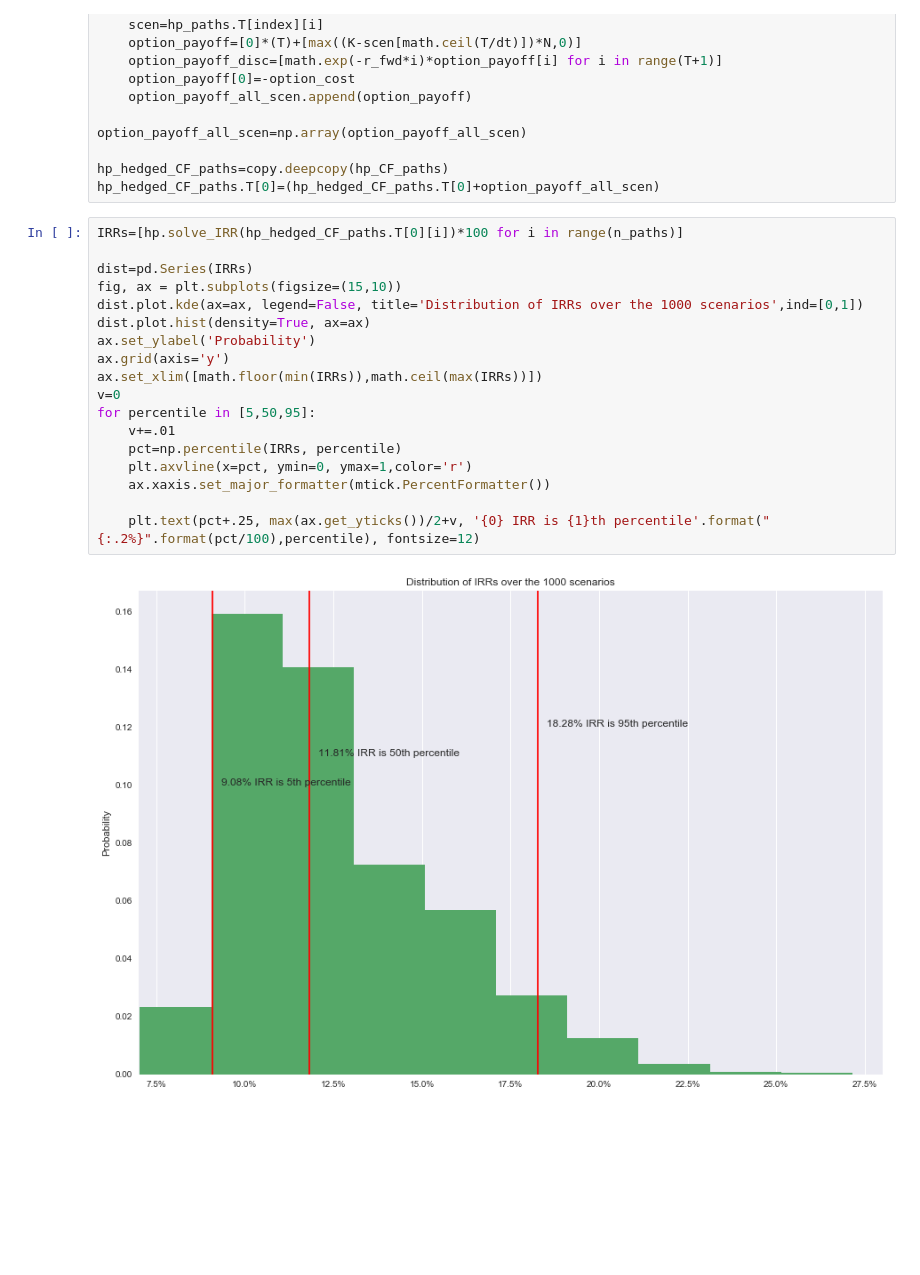
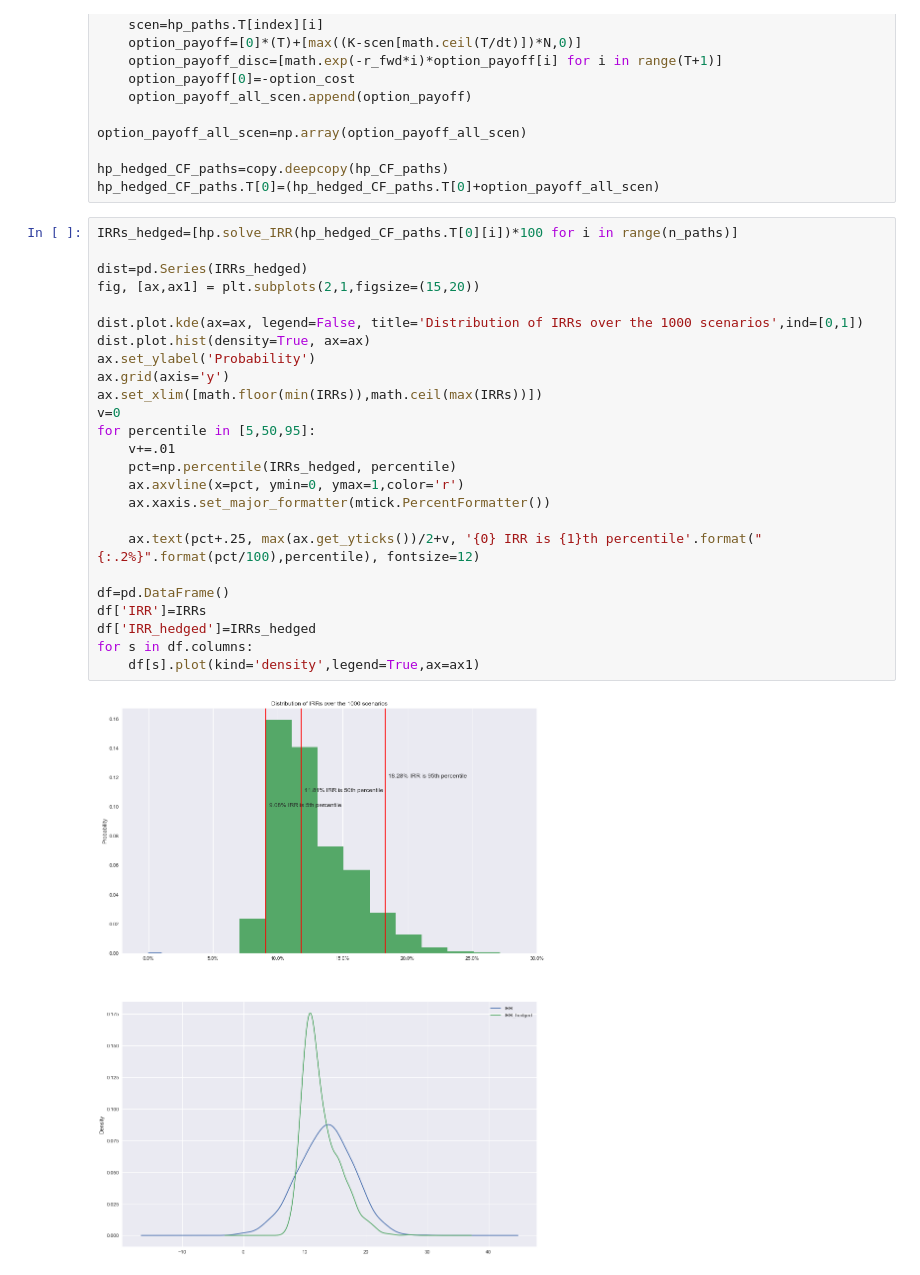
Before and after one commit to raghavgumber/Validus_CaseStudy, a Jupyter notebook: ValidusCaseNotebook.ipynb, the cells around one changed output. Cells and saved outputs as stored; diff of their text form; blank space fills up the shorter version.

```diff
--- a/ValidusCaseNotebook.ipynb
+++ b/ValidusCaseNotebook.ipynb
@@ -133,22 +139,29 @@ option_payoff_all_scen=np.array(option_payoff_all_scen)
 hp_hedged_CF_paths=copy.deepcopy(hp_CF_paths)
 hp_hedged_CF_paths.T[0]=(hp_hedged_CF_paths.T[0]+option_payoff_all_scen)
 # %%
-IRRs=[hp.solve_IRR(hp_hedged_CF_paths.T[0][i])*100 for i in range(n_paths)]
+IRRs_hedged=[hp.solve_IRR(hp_hedged_CF_paths.T[0][i])*100 for i in range(n_paths)]
 
-dist=pd.Series(IRRs)
-fig, ax = plt.subplots(figsize=(15,10))
+dist=pd.Series(IRRs_hedged)
+fig, [ax,ax1] = plt.subplots(2,1,figsize=(15,20))
+
 dist.plot.kde(ax=ax, legend=False, title='Distribution of IRRs over the 1000 scenarios',ind=[0,1])
 dist.plot.hist(density=True, ax=ax)
 ax.set_ylabel('Probability')
 ax.grid(axis='y')
 ax.set_xlim([math.floor(min(IRRs)),math.ceil(max(IRRs))])
 v=0
 for percentile in [5,50,95]:
     v+=.01
-    pct=np.percentile(IRRs, percentile)
-    plt.axvline(x=pct, ymin=0, ymax=1,color='r')
+    pct=np.percentile(IRRs_hedged, percentile)
+    ax.axvline(x=pct, ymin=0, ymax=1,color='r')
     ax.xaxis.set_major_formatter(mtick.PercentFormatter())
 
-    plt.text(pct+.25, max(ax.get_yticks())/2+v, '{0} IRR is {1}th percentile'.format("{:.2%}".format(pct/100),percentile), fontsize=12)
+    ax.text(pct+.25, max(ax.get_yticks())/2+v, '{0} IRR is {1}th percentile'.format("{:.2%}".format(pct/100),percentile), fontsize=12)
+
+df=pd.DataFrame()
+df['IRR']=IRRs
+df['IRR_hedged']=IRRs_hedged
+for s in df.columns:
+    df[s].plot(kind='density',legend=True,ax=ax1)
 # %% [output]
-[figure, old version]
+[figure, new version]
```
Also changed, not shown: parts of 3 cells of this notebook.
